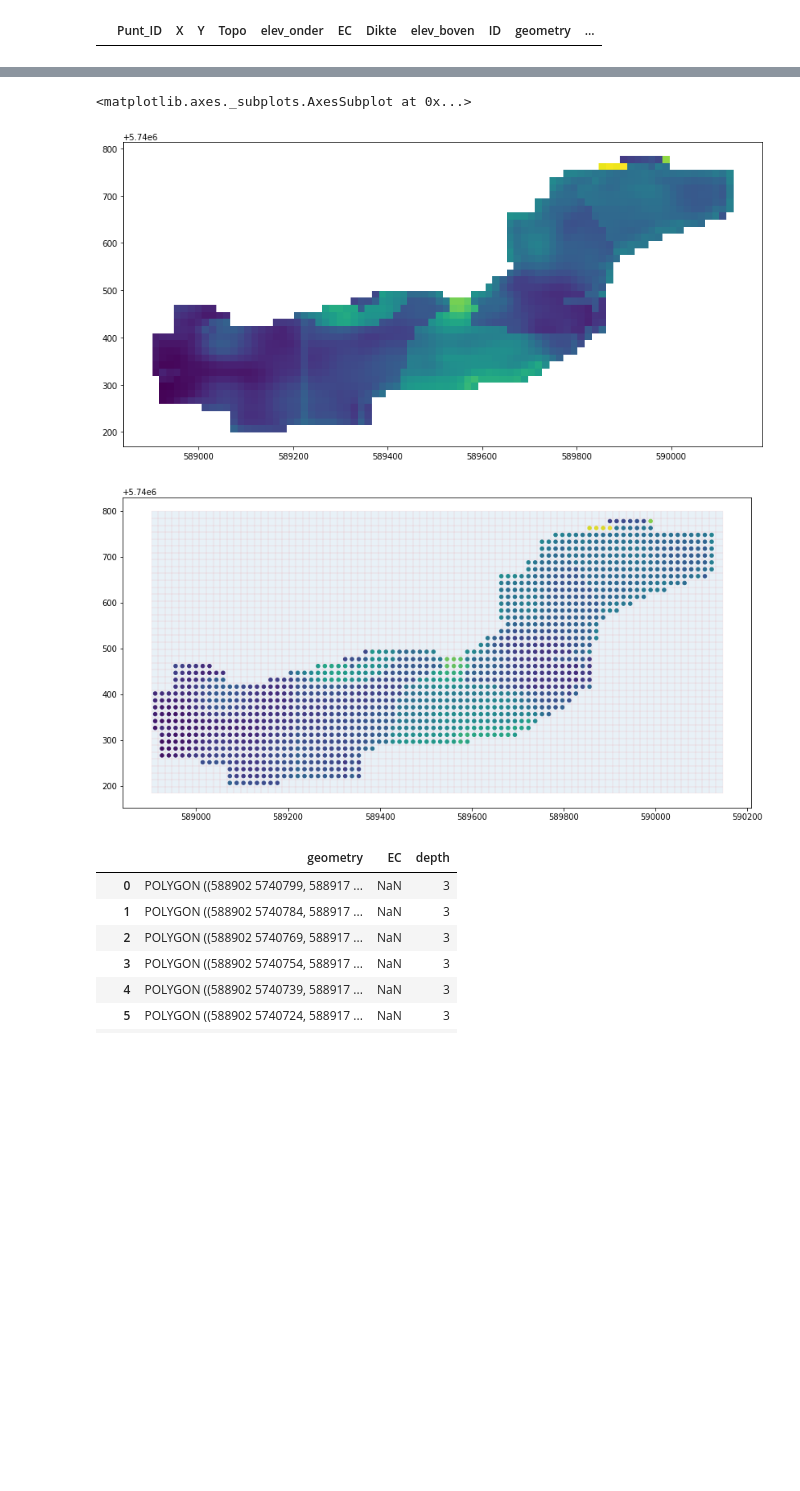
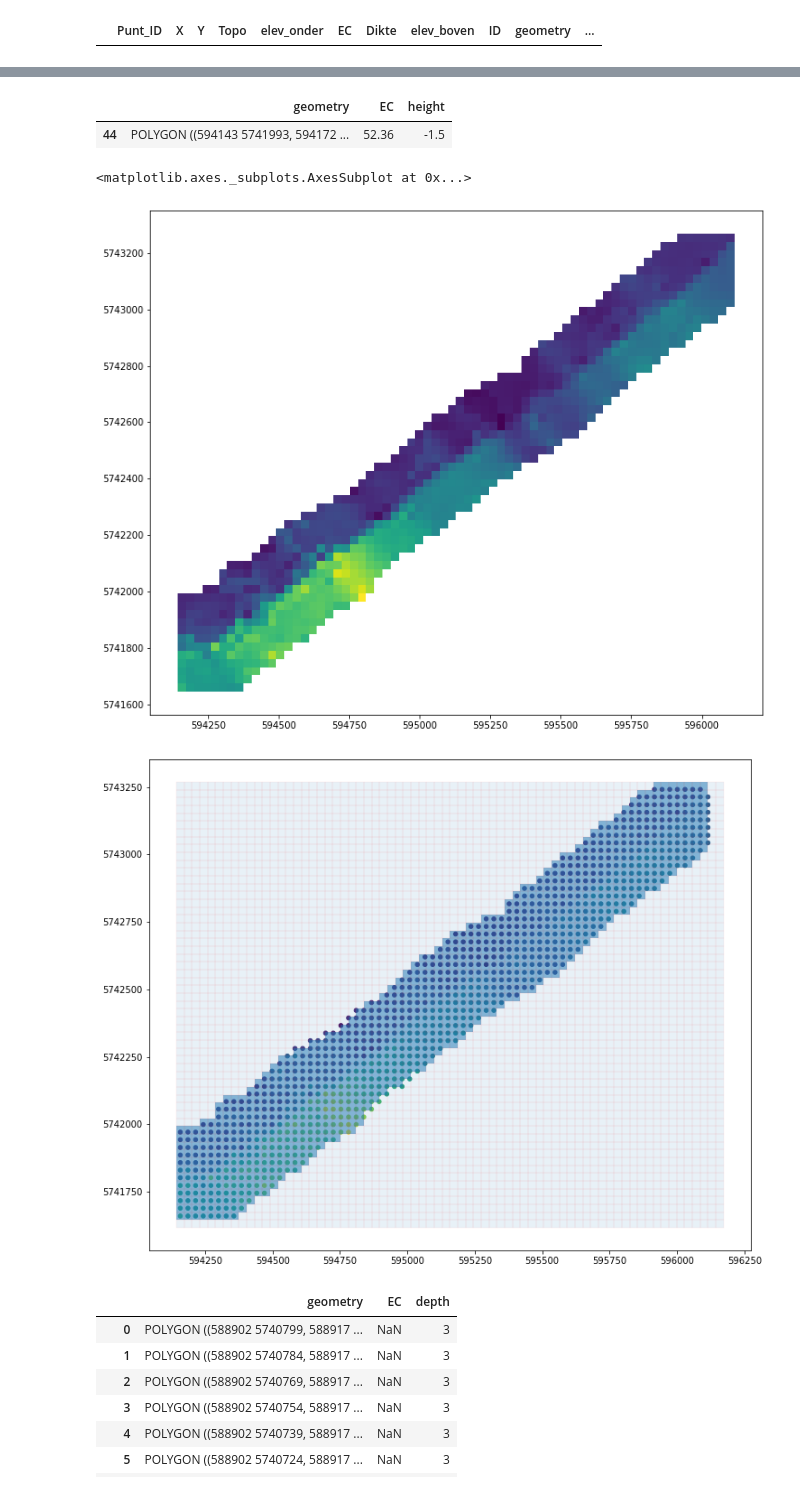
Before and after one commit to nevobnav/wiertsema, a Jupyter notebook: Wiertsema_Kaz_Depth_Grid_lvl.ipynb, the cells around one changed output, grey strips where cells are left out. Cells and saved outputs as stored; diff of their text form; code cells hidden in the pictures; blank space fills up the shorter version.

```diff
--- a/Wiertsema_Kaz_Depth_Grid_lvl.ipynb
+++ b/Wiertsema_Kaz_Depth_Grid_lvl.ipynb
@@ -20,11 +20,11 @@ pd.options.mode.chained_assignment = None
 #add crs to grid_data and output
 #throw out all no-data rows
 #Multiple depths
-height = -3
+height = -1.5
 no_data_value = float('Nan')
 
-input_file2 = "/Users/kazv/VanBovenDrive/VanBoven MT/500 Projects/P2 Wiertsema/data/3D_SHP/test_inversion2qgis.shp"
-output_file2 = "/Users/kazv/VanBovenDrive/VanBoven MT/500 Projects/P2 Wiertsema/data/Test_output.shp"
+input_file2 = "/Users/kazv/Desktop/3d_test_grid/csv_converted_test_grid/csv_converted_test_grid.shp"
+output_file2 = "/Users/kazv/Desktop/3d_test_grid/csv_converted_test_grid/kaz_output.shp"
 # %%
 #Read and upgrade basic GDF:
 gdf = read_shapefile(input_file2)
@@ -73,6 +94,6 @@ gdf_filtered
 # %%
 #Filter for the right depth and create new GDF with 'Meetlocatie' ID as index
-gdf_filtered = gdf[(gdf.top> height) & (gdf.bottom <= height)]
+gdf_filtered = gdf[(gdf.elev_boven>height) & (gdf.elev_onder <= height)]
 gdf_filtered['Punt_ID_num'] = gdf_filtered.Punt_ID.apply(lambda x: int(x[x.find('_')+1::]))
 gdf_filtered.sort_values('Punt_ID_num', inplace=True)
 gdf_filtered.set_index('Punt_ID_num', drop=True, inplace=True)
@@ -116,3 +175,24 @@ grid_data['has_data'] = grid_data.IDs.apply(lambda x: x[0] == x[0])
 grid_data['EC'] = no_data_value
 grid_data['height'] = height
 grid_data.crs = gdf_filtered.crs
+# %%
+active_grid_data = grid_data[grid_data.has_data]
+
+#Determine EC value for each grid element
+for ii in range(0,len(active_grid_data)):
+    grid_element_data = active_grid_data.iloc[ii]  #select data from this specific grid element
+    if grid_element_data.has_data:
+        id_list = grid_element_data.IDs
+        #Get all measurements within the square
+        this_square_df =gdf_filtered[gdf_filtered.index.isin(id_list)]
+        #determine location of centroid of grid element
+        centroid = grid_element_data.geometry.centroid
+        #Determine distance (and inverse) to centroid
+        this_square_df['dist_to_centroid'] = this_square_df.geometry.distance(centroid)
+        this_square_df['closeness'] = 1/this_square_df.dist_to_centroid
+        #take weighted average of EC with respect to closeness to centroid.
+        #The closer the higher its weighted in a linear fashion.
+        this_square_df['weighted_EC'] = this_square_df.EC * this_square_df.closeness
+        weighted_avg_EC = this_square_df.weighted_EC.sum()/this_square_df.closeness.sum()
+        #Update EC value in grid_data gpd
+        active_grid_data.loc[active_grid_data.index[ii],'EC'] = weighted_avg_EC
@@ -144,12 +253,19 @@ output.to_file(driver = 'ESRI Shapefile', filename = output_file2)
+# %%
+output[output.EC==52.36]
+# %% [output]
+|  | geometry | EC | height |
+| 44 | POLYGON ((594143 5741993, 594172 ... | 52.36 | -1.5 |
 # %%
 #Optional plotting for reference
 grid_data[grid_data.EC>0].plot(column = 'EC', figsize=(14,10))
 data_plot = gdf_filtered.plot(column='EC', markersize=20, figsize=(14,10))
+output.plot(ax=data_plot, alpha=0.5)
 grid.plot(ax=data_plot,alpha=0.1, edgecolor="red", linewidth=0.4)
+# output[output.EC==52.36].plot(ax=data_plot,edgecolor="red")
 # %% [output]
 <matplotlib.axes._subplots.AxesSubplot at 0x...>
-[figure, old version]
+[figure, new version]
-[figure, old version]
+[figure, new version]
 # %%
 output
 # %% [output]
```
Also changed, not shown: parts of 9 cells of this notebook, 2 other files.
